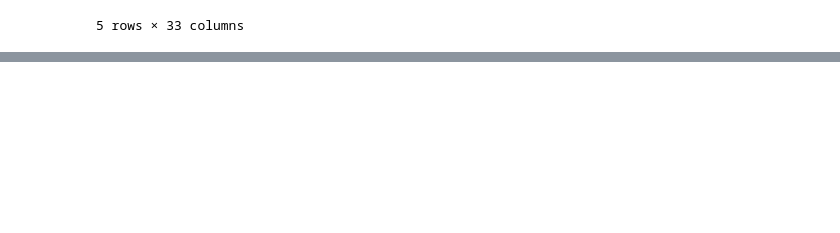
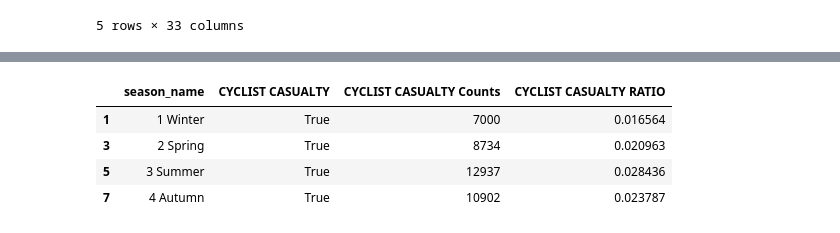
Before and after one commit to urielsun1/Motor-Vehicle-Collisions-Project, a Jupyter notebook: Section 1 Accident Casualty Season.ipynb, the cells around one changed output, grey strips where cells are left out. Cells and saved outputs as stored; diff of their text form; code cells hidden in the pictures; blank space fills up the shorter version.

```diff
--- a/Section 1 Accident Casualty Season.ipynb
+++ b/Section 1 Accident Casualty Season.ipynb
@@ -57,0 +76,13 @@ df1
+# %%
+df3 = df
+df3['CYCLIST CASUALTY']= np.where(df['NUMBER OF CYCLIST INJURED']+df['NUMBER OF CYCLIST INJURED']>0, True, False)
+df3 = df.groupby(['season_name', 'CYCLIST CASUALTY']).size().reset_index(name = 'CYCLIST CASUALTY Counts')
+df3['CYCLIST CASUALTY RATIO'] = df3['CYCLIST CASUALTY Counts']/df3.groupby('season_name')['CYCLIST CASUALTY Counts'].transform('sum')
+df3 = df3[df3['CYCLIST CASUALTY'] == True]
+df3
+# %% [output]
+|  | season_name | CYCLIST CASUALTY | CYCLIST CASUALTY Counts | CYCLIST CASUALTY RATIO |
+| 1 | 1 Winter | True | 7000 | 0.016564 |
+| 3 | 2 Spring | True | 8734 | 0.020963 |
+| 5 | 3 Summer | True | 12937 | 0.028436 |
+| 7 | 4 Autumn | True | 10902 | 0.023787 |
```
Also changed, not shown: parts of 13 cells of this notebook.
